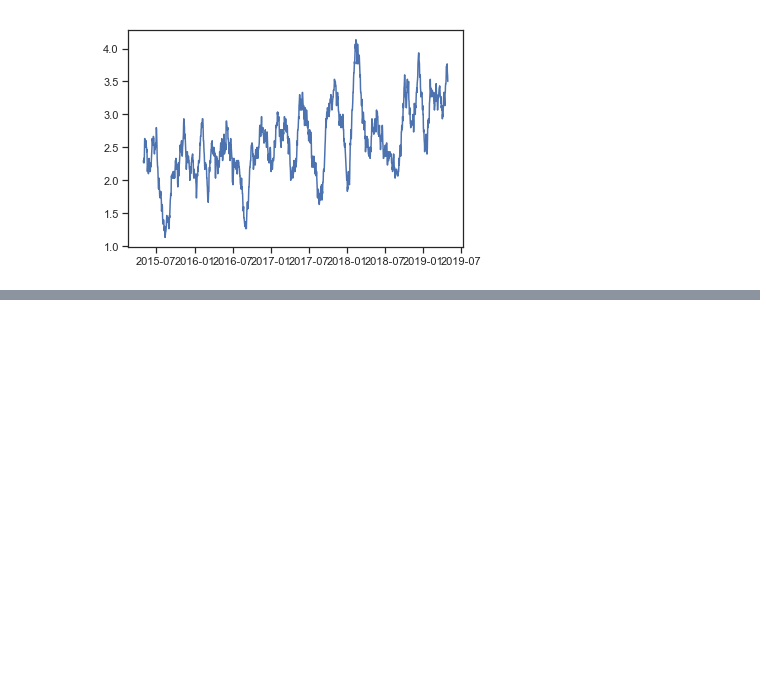
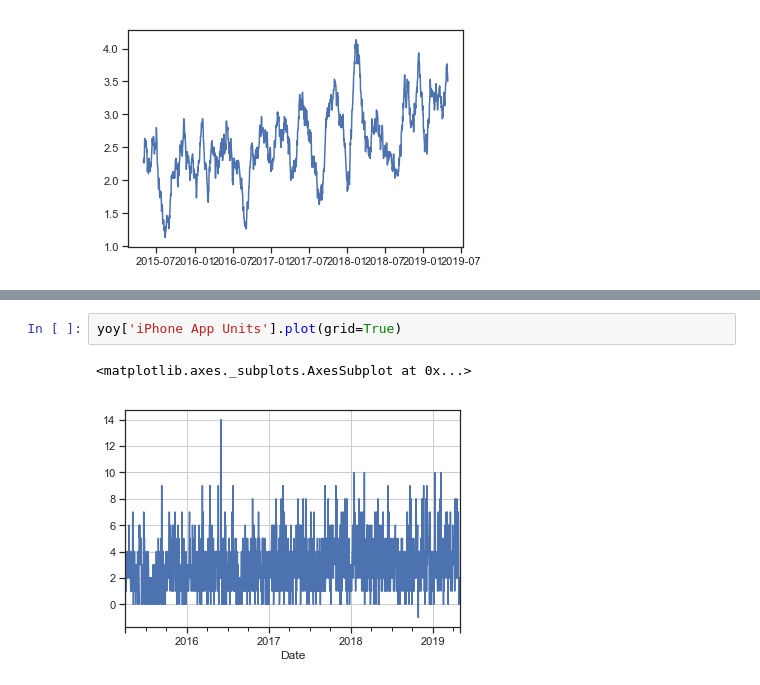
Before and after one commit to charles-yoon/sales-usage-model, a Jupyter notebook: sales-usage-model.ipynb, the cells around one changed output, grey strips where cells are left out. Drawn from its saved outputs; the diff is of its cells as text; blank space fills up the shorter version.

```diff
--- a/sales-usage-model.ipynb
+++ b/sales-usage-model.ipynb
@@ -133,0 +132,5 @@ sns.lineplot(data=dataset['Canada App Units'].rolling(30).mean())
+# %%
+yoy['iPhone App Units'].plot(grid=True)
+# %% [output]
+<matplotlib.axes._subplots.AxesSubplot at 0x...>
+[figure, added]
```
Also changed, not shown: parts of 5 cells of this notebook, 2 other files.
